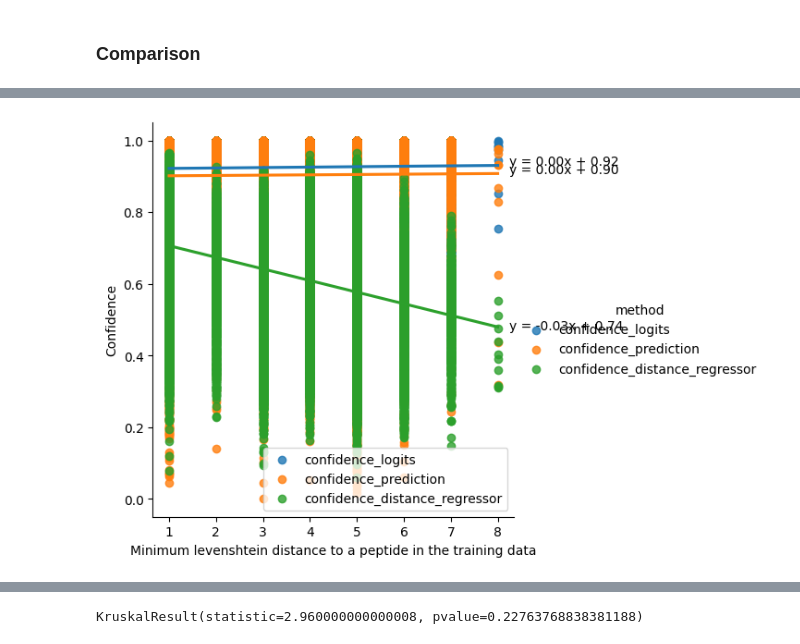
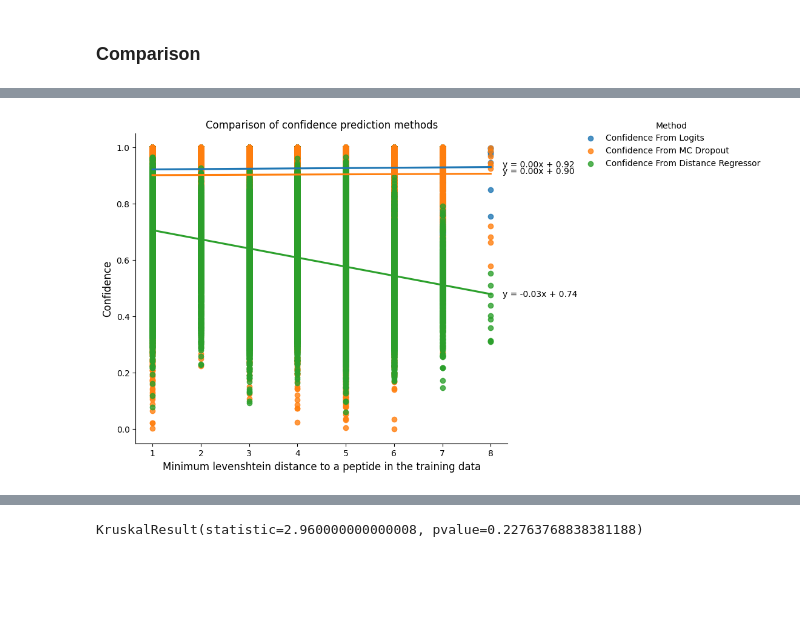
Before and after one commit to benjiemc/tcr-antigen-prediction, a Jupyter notebook: notebooks/evaluate_confidence_predictions.ipynb, the cells around one changed output, grey strips where cells are left out. Cells and saved outputs as stored; diff of their text form; code cells hidden in the pictures; blank space fills up the shorter version.

```diff
--- a/notebooks/evaluate_confidence_predictions.ipynb
+++ b/notebooks/evaluate_confidence_predictions.ipynb
@@ -288,2 +349,2 @@ confidence_prediction.plot.hist()
 # %%
-results['confidence_prediction'] = confidence_prediction
+results['confidence_mc_dropout'] = confidence_prediction
@@ -393,7 +505,7 @@ results_long = results.melt(
         'correct',
         'min_peptide_distance',
     ],
-    value_vars=['confidence_logits', 'confidence_prediction', 'confidence_distance_regressor'],
+    value_vars=['confidence_logits', 'confidence_mc_dropout', 'confidence_distance_regressor'],
     var_name='method',
     value_name='confidence',
 )
@@ -399,0 +520,13 @@ results_long = results.melt(
+# %%
+plt.figure(figsize=(10, 8))
+ax = sns.boxplot(results_long, x='correct', y='confidence', hue='method')
+
+plt.title('Comparison of confidence prediction methods')
+plt.xlabel('Correct?', fontsize=12)
+plt.ylabel('Confidence', fontsize=12)
+ax.legend_.set_title('Method')
+
+for text in ax.legend_.get_texts():
+    text.set_text(transform_method_name(text.get_text()))
+
+plt.show()
@@ -400,5 +535,15 @@ results_long = results.melt(
 # %%
 plt.figure(figsize=(10, 8))
-sns.boxplot(results_long, x='in_training_data', y='confidence', hue='method')
+
+ax = sns.boxplot(results_long, x='in_training_data', y='confidence', hue='method')
+
+plt.title('Comparison of confidence prediction methods')
+plt.xlabel('In Training Data?', fontsize=12)
+plt.ylabel('Confidence', fontsize=12)
+ax.legend_.set_title('Method')
+
+for text in ax.legend_.get_texts():
+    text.set_text(transform_method_name(text.get_text()))
+
 plt.show()
 # %% [output]
@@ -412,23 +551,31 @@ plt.show()
 # %%
-sns.lmplot(results_long, x='min_peptide_distance', y='confidence', hue='method')
+grid = sns.lmplot(results_long, x='min_peptide_distance', y='confidence', hue='method')
 
 for method in results_long['method'].unique():
     subset = results_long[results_long['method'] == method].dropna()
     slope, intercept, r_value, p_value, std_err = stats.linregress(subset['min_peptide_distance'], subset['confidence'])
 
     equation = f'y = {slope:.2f}x + {intercept:.2f}'
     x_pos = subset['min_peptide_distance'].max() + 0.25
     y_pos = slope * x_pos + intercept
 
     plt.text(x_pos, y_pos, equation, color='black')
 
-plt.xlabel('Minimum levenshtein distance to a peptide in the training data')
-plt.ylabel('Confidence')
-plt.legend(loc='lower right')
+plt.title('Comparison of confidence prediction methods')
+plt.xlabel('Minimum levenshtein distance to a peptide in the training data', fontsize=12)
+plt.ylabel('Confidence', fontsize=12)
+
+grid.figure.set_size_inches(12, 6)
+
+grid.legend.set_title('Method')
+grid.legend.set_loc('upper right')
+
+for text in grid.legend.get_texts():
+    text.set_text(transform_method_name(text.get_text()))
 
 plt.show()
 # %% [output]
-[figure, old version]
+[figure, new version]
 # %%
 lines = (
     results_long.dropna()
```
Also changed, not shown: parts of 48 cells of this notebook.
